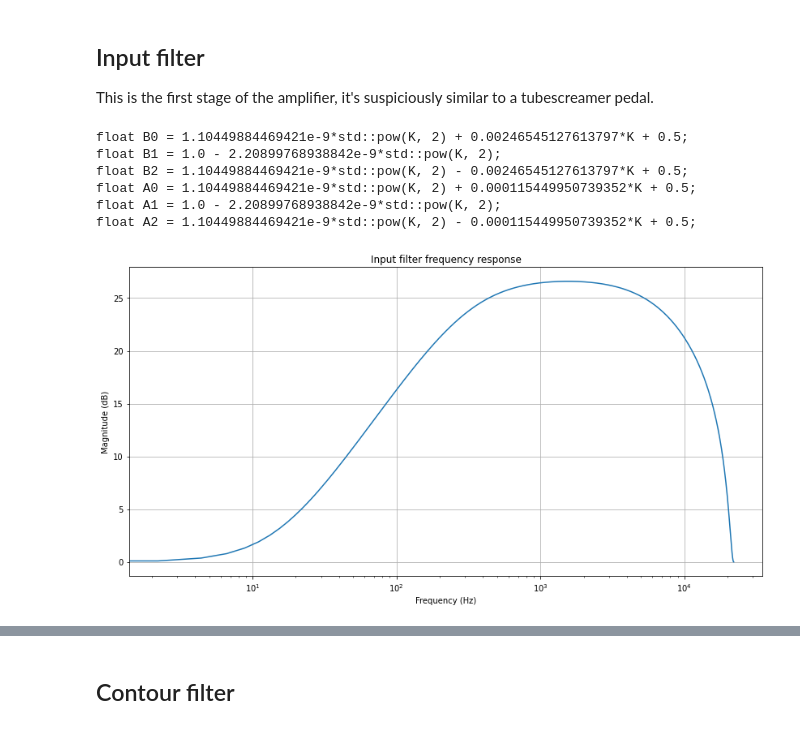
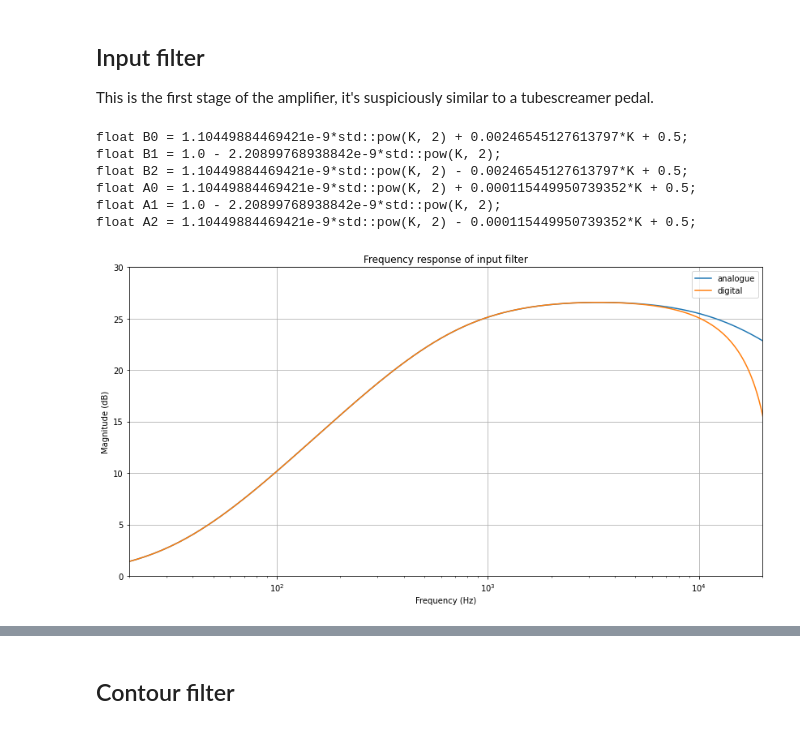
Before and after one commit to Barabas5532/valvestate_sim, a Jupyter notebook: binder/valvestate.ipynb, the cells around one changed output, grey strips where cells are left out. Saved outputs shown, nothing was run; the diff lists cells and outputs as text; code cells hidden in the pictures.

```diff
--- a/binder/valvestate.ipynb
+++ b/binder/valvestate.ipynb
@@ -11,7 +12,11 @@ import sympy
 import re
 # %%
 # Sample rate to use when plotting digital filter responses
-rate = 96000
+rate = 48000
+# Bilinear transform parameter, optimal at DC
+k = 2*rate
+
+# Default plot settings
 plt.rcParams["figure.figsize"] = (14, 7)
 plt.rcParams['axes.grid'] = True
 
@@ -81,3 +68,6 @@ def plot_frequency_response(B, A, rate=44100, k=2*rate):
+# %%
+def substitute_parameter(A, parameters):
+    return [float(sympy.sympify(AA).subs(parameters)) for AA in A]
 # %% [markdown]
 ## Input filter
 
@@ -87,22 +75,45 @@ This is the first stage of the amplifier, it's suspiciously similar to a tubescr
 # %%
-#input_filter.info
-s, z, K = sympy.symbols("s z K")
+# input_filter.info
 tf_s = (s**2 + 2.23219e+06*s + 4.52694e+08)/(1 * s**2 + 104527*s + 4.52694e+08)
+
+n, d = sympy.fraction(tf_s)
+n_poly = sympy.Poly(n, s)
+d_poly = sympy.Poly(d, s)
+B = n_poly.all_coeffs()
+A = d_poly.all_coeffs()
+
+tf = signal.lti([float(BB) for BB in B], [float(AA) for AA in A])
+w, H = signal.freqresp(tf)
+
+plt.figure()
+plt.semilogx(w/2/np.pi, 20*np.log10(np.abs(H)), label="analogue")
 
 B, A = bilinear_transform(tf_s)
 
 print_as_cpp_coefficients(B, "B")
 print_as_cpp_coefficients(A, "A")
 
-plot_frequency_response(B, A)
+b = substitute_parameter(B, {K: k})
+a = substitute_parameter(A, {K: k})
+f = signal.dlti(b, a)
+w, H = signal.dfreqresp(f)
+
+plt.semilogx(w/2/np.pi*rate, 20*np.log10(np.abs(H)), label="digital")
+plt.title("Frequency response of input filter")
+plt.xlabel("Frequency (Hz)")
+plt.ylabel("Magnitude (dB)")
+plt.xlim(20, 20e3)
+plt.ylim(0, 30)
+plt.legend()
+plt.show()
 # %% [output]
 float B0 = 1.10449884469421e-9*std::pow(K, 2) + 0.00246545127613797*K + 0.5;
 float B1 = 1.0 - 2.20899768938842e-9*std::pow(K, 2);
 float B2 = 1.10449884469421e-9*std::pow(K, 2) - 0.00246545127613797*K + 0.5;
 float A0 = 1.10449884469421e-9*std::pow(K, 2) + 0.000115449950739352*K + 0.5;
 float A1 = 1.0 - 2.20899768938842e-9*std::pow(K, 2);
 float A2 = 1.10449884469421e-9*std::pow(K, 2) - 0.000115449950739352*K + 0.5;
-[figure, old version]
+[figure, new version]
 # %% [markdown]
 ## Gain control
 
```
Also changed, not shown: parts of 14 cells of this notebook.
